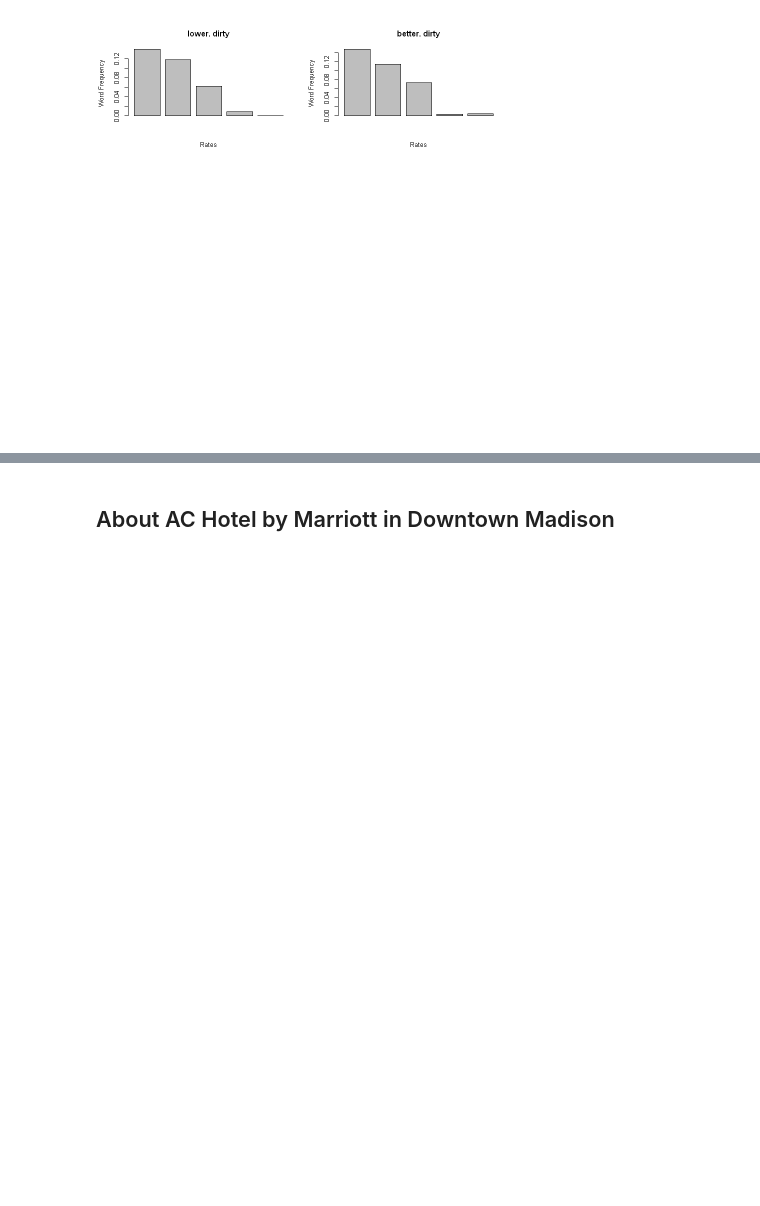
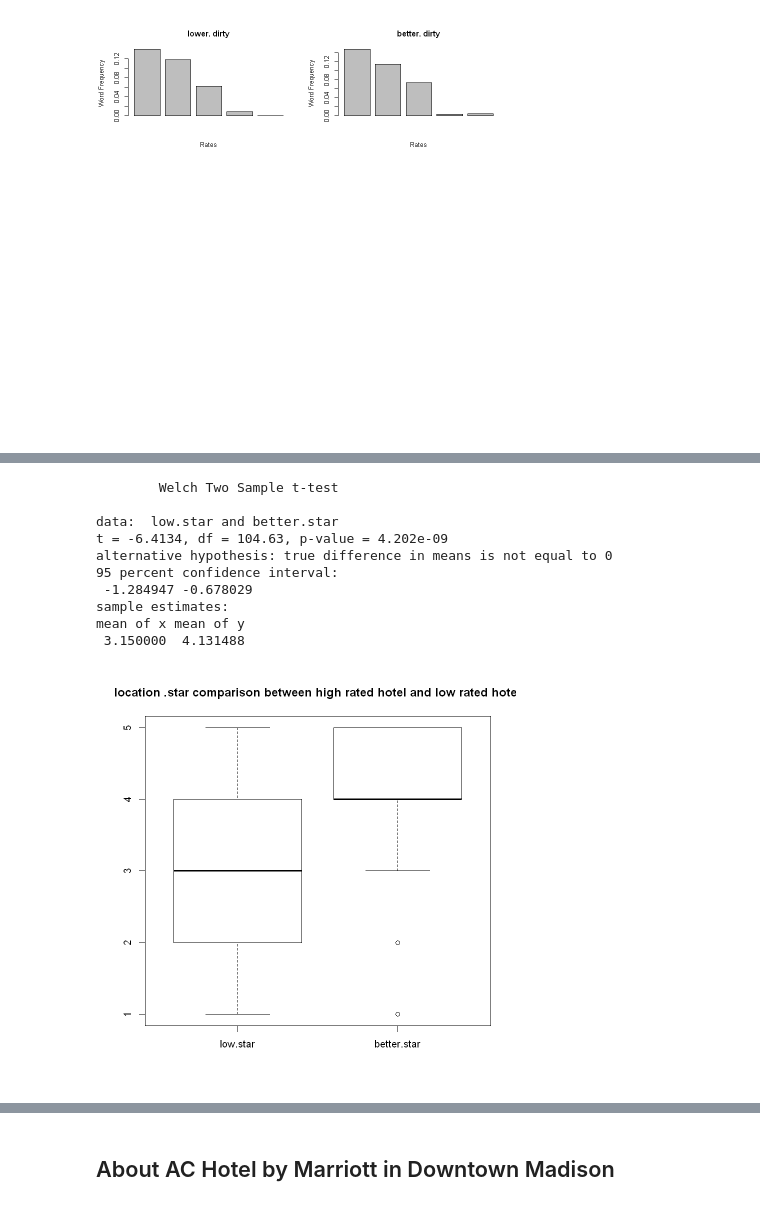
Before and after one commit to cocofreefarm/Module3, a Jupyter notebook: Analysis.ipynb, the cells around one changed output, grey strips where cells are left out. Cells and saved outputs as stored; diff of their text form; code cells hidden in the pictures; blank space fills up the shorter version.

```diff
--- a/Analysis.ipynb
+++ b/Analysis.ipynb
@@ -1822,0 +2527,3 @@ mean of the differences
+# %%
+box.evaluation("location")
+# %% [output]
@@ -1822,0 +2532,11 @@ mean of the differences
+        Welch Two Sample t-test
+
+data:  low.star and better.star
+t = -6.4134, df = 104.63, p-value = 4.202e-09
+alternative hypothesis: true difference in means is not equal to 0
+95 percent confidence interval:
+ -1.284947 -0.678029
+sample estimates:
+mean of x mean of y
+ 3.150000  4.131488
+[figure, added]
```
Also changed, not shown: parts of 105 cells of this notebook, 1 other file.
